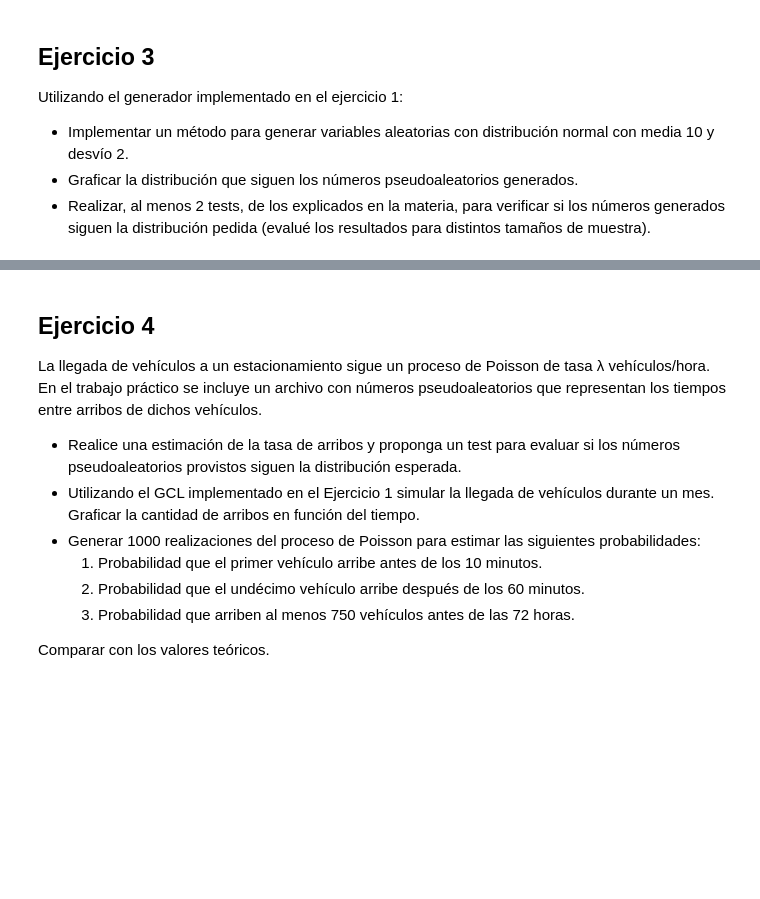
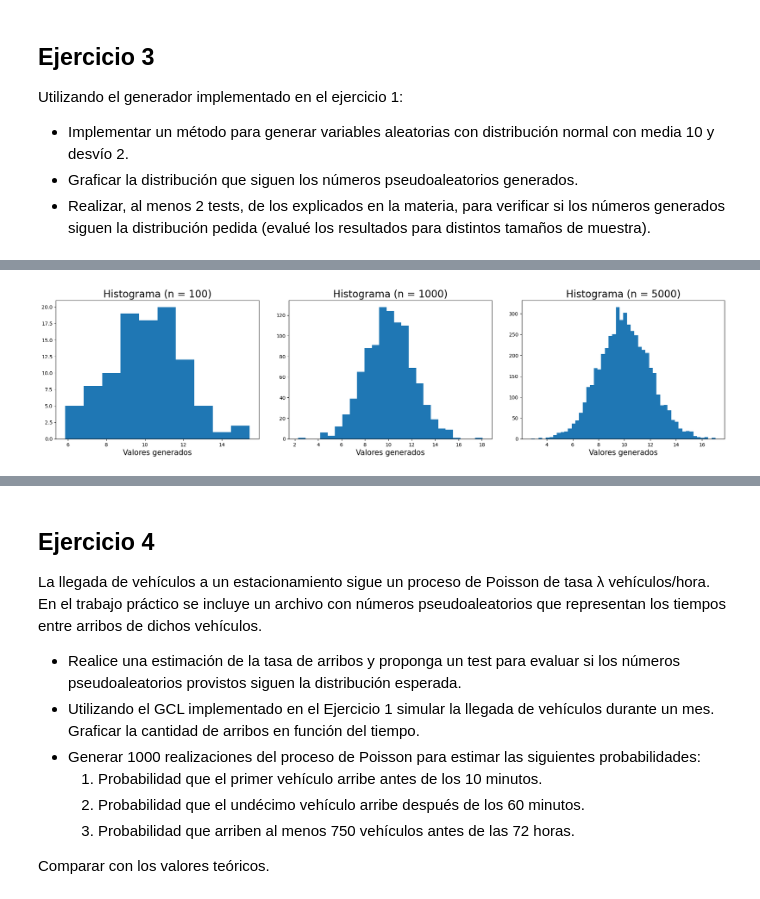
Before and after one commit to jalbarrac/simulacion_grupo2_2c_2022, a Jupyter notebook: LXM.ipynb, the cells around one changed output, grey strips where cells are left out. Saved outputs shown, nothing was run; the diff lists cells and outputs as text; code cells hidden in the pictures; blank space fills up the shorter version.

```diff
--- a/LXM.ipynb
+++ b/LXM.ipynb
@@ -147,0 +326,32 @@ Utilizando el generador implementado en el ejercicio 1:
+# %%
+m1_sw, m2_sw, m3_sw = [], [], []     #muestras
+for i in range(100):
+  z1 = generar_normal_0_1()
+  z2 = transformar_gaussiana(z1, 10, 2)
+  m1_sw.append(z2)
+
+for i in range(1000):
+  z1 = generar_normal_0_1()
+  z2 = transformar_gaussiana(z1, 10, 2)
+  m2_sw.append(z2)
+
+for i in range(5000):
+  z1 = generar_normal_0_1()
+  z2 = transformar_gaussiana(z1, 10, 2)
+  m3_sw.append(z2)
+# %%
+figsw, (ax1sw, ax2sw, ax3sw) = plt.subplots(1, 3, figsize=(20, 5))
+figsw.tight_layout(pad=3)
+ax1sw.hist(m1_sw, 10)
+ax1sw.set_xlabel('Valores generados', fontsize=15)
+ax1sw.set_title("Histograma (n = 100)", fontsize=20)
+ax2sw.hist(m2_sw, 25)
+ax2sw.set_xlabel('Valores generados', fontsize=15)
+ax2sw.set_title("Histograma (n = 1000)", fontsize=20)
+ax3sw.hist(m3_sw, 50)
+ax3sw.set_xlabel('Valores generados', fontsize=15)
+ax3sw.set_title("Histograma (n = 5000)", fontsize=20)
+
+plt.show();
+# %% [output]
+[figure, added]
```
Also changed, not shown: parts of 20 cells of this notebook.
